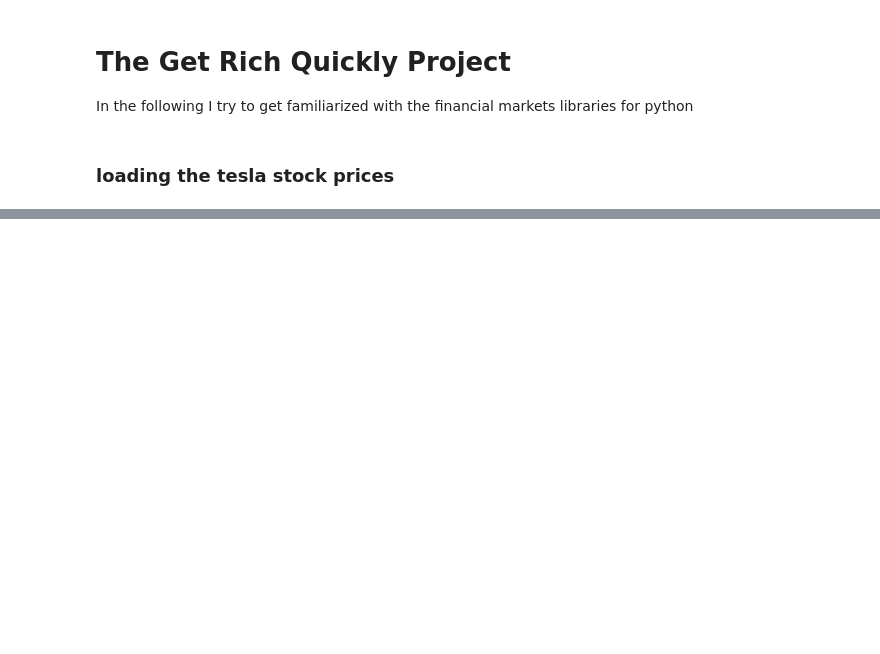
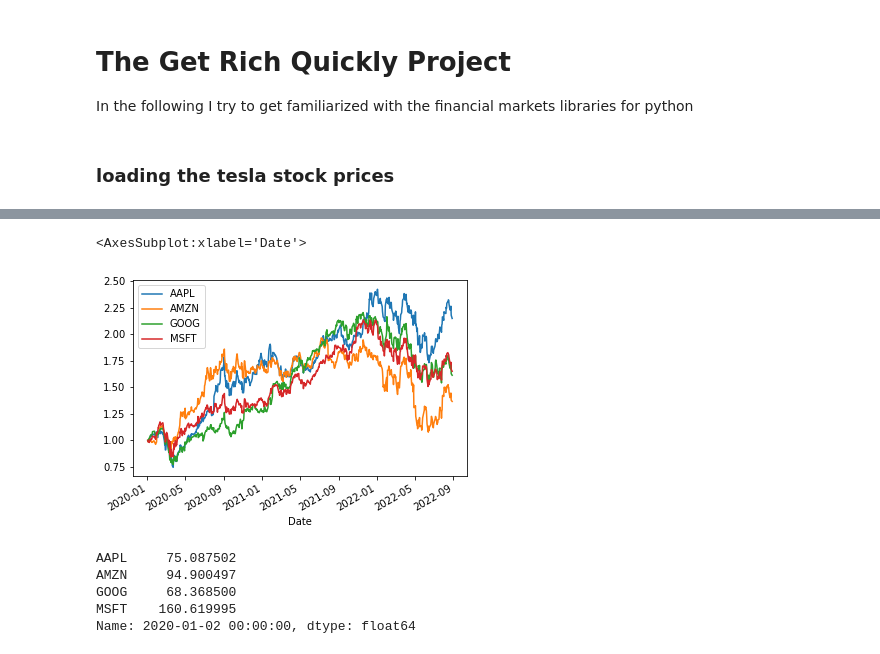
Before and after one commit to Gyrst/The-Get-Rich-Quickly-Project, a Jupyter notebook: playground101.ipynb, the cells around one changed output, grey strips where cells are left out. Cells and saved outputs as stored; diff of their text form; code cells hidden in the pictures; blank space fills up the shorter version.

```diff
--- a/playground101.ipynb
+++ b/playground101.ipynb
@@ -41,0 +48,16 @@ stock_info
+# %%
+#To Normalize the stocks for fair comparison one can divide by the start value
+returns = data.Close/data.Close.iloc[0]
+
+returns.plot()
+# %% [output]
+<AxesSubplot:xlabel='Date'>
+[figure, added]
+# %%
+data.Close.iloc[0] # when you divide by it own we see the relate price changes
+# %% [output]
+AAPL     75.087502
+AMZN     94.900497
+GOOG     68.368500
+MSFT    160.619995
+Name: 2020-01-02 00:00:00, dtype: float64
```
Also changed, not shown: parts of 12 cells of this notebook, 2 other files.
